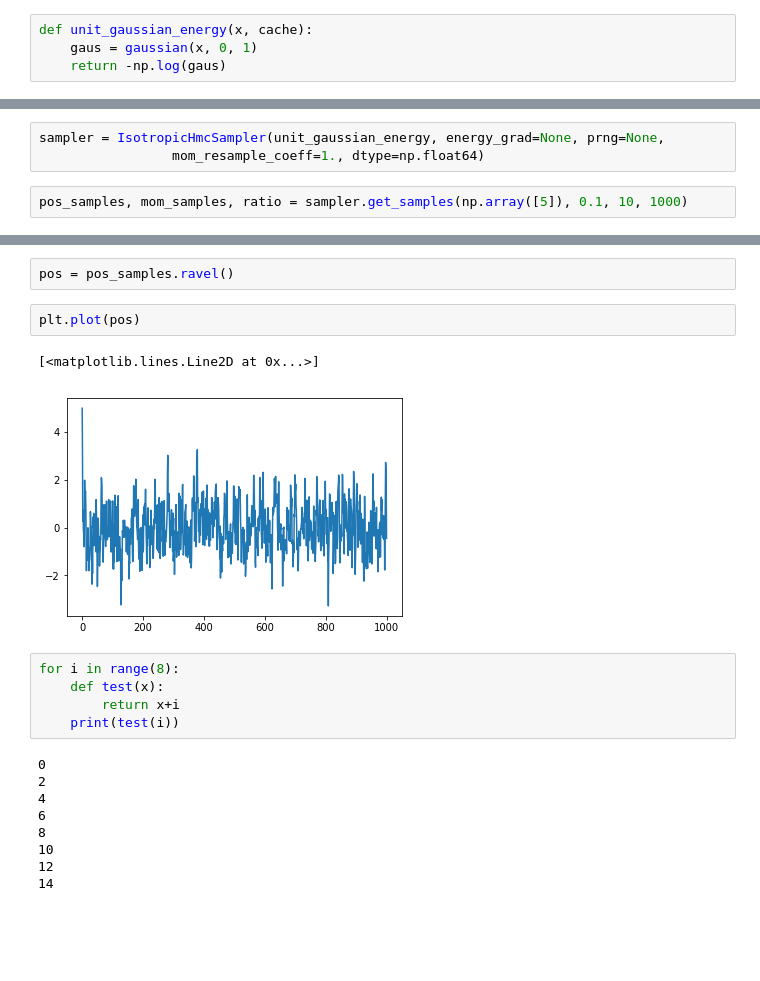
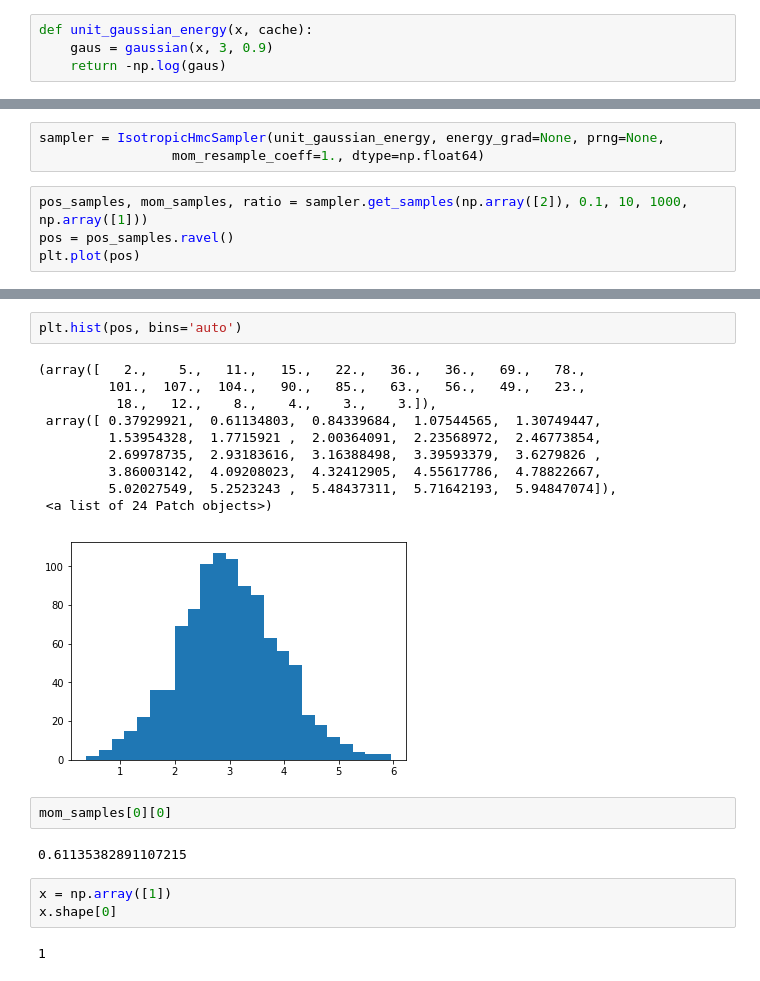
Before and after one commit to yuanzhaoz/HVI-RMHVI-for-VAE, a Jupyter notebook: hmc_test.ipynb, the cells around one changed output, grey strips where cells are left out. Drawn from its saved outputs; the diff is of its cells as text; blank space fills up the shorter version.

```diff
--- a/hmc_test.ipynb
+++ b/hmc_test.ipynb
@@ -81,7 +273,7 @@ def gaussian_energy(x, mu, sig):
     return -np.log(gaus)
 # %%
 def unit_gaussian_energy(x, cache):
-    gaus = gaussian(x, 0, 1)
+    gaus = gaussian(x, 3, 0.9)
     return -np.log(gaus)
 # %%
 gaussian_energy(0,0,1)
@@ -91,4 +283,6 @@ gaussian_energy(0,0,1)
 sampler = IsotropicHmcSampler(unit_gaussian_energy, energy_grad=None, prng=None,
                  mom_resample_coeff=1., dtype=np.float64)
 # %%
-pos_samples, mom_samples, ratio = sampler.get_samples(np.array([5]), 0.1, 10, 1000)
+pos_samples, mom_samples, ratio = sampler.get_samples(np.array([2]), 0.1, 10, 1000, np.array([1]))
+pos = pos_samples.ravel()
+plt.plot(pos)
@@ -95,21 +292,22 @@ pos_samples, mom_samples, ratio = sampler.get_samples(np.array([5]), 0.1, 10, 10
-# %%
-pos = pos_samples.ravel()
 # %%
-plt.plot(pos)
+plt.hist(pos, bins='auto')
 # %% [output]
-[<matplotlib.lines.Line2D at 0x...>]
+(array([   2.,    5.,   11.,   15.,   22.,   36.,   36.,   69.,   78.,
+         101.,  107.,  104.,   90.,   85.,   63.,   56.,   49.,   23.,
+          18.,   12.,    8.,    4.,    3.,    3.]),
+ array([ 0.37929921,  0.61134803,  0.84339684,  1.07544565,  1.30749447,
+         1.53954328,  1.7715921 ,  2.00364091,  2.23568972,  2.46773854,
+         2.69978735,  2.93183616,  3.16388498,  3.39593379,  3.6279826 ,
+         3.86003142,  4.09208023,  4.32412905,  4.55617786,  4.78822667,
+         5.02027549,  5.2523243 ,  5.48437311,  5.71642193,  5.94847074]),
+ <a list of 24 Patch objects>)
-[figure, old version]
+[figure, new version]
-# %%
-for i in range(8):
-    def test(x):
-        return x+i
-    print(test(i))
-# %% [output]
-0
-2
-4
-6
-8
-10
-12
-14
+# %%
+mom_samples[0][0]
+# %% [output]
+0.61135382891107215
+# %%
+x = np.array([1])
+x.shape[0]
+# %% [output]
+1
```
Also changed, not shown: parts of 17 cells of this notebook, 4 other files.
